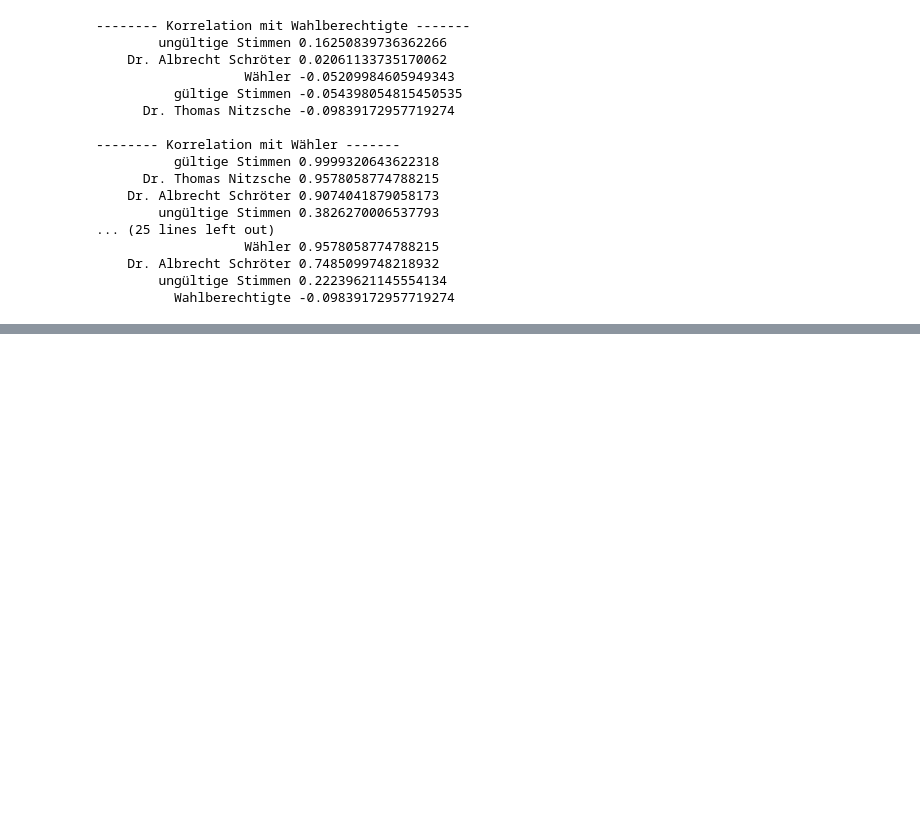
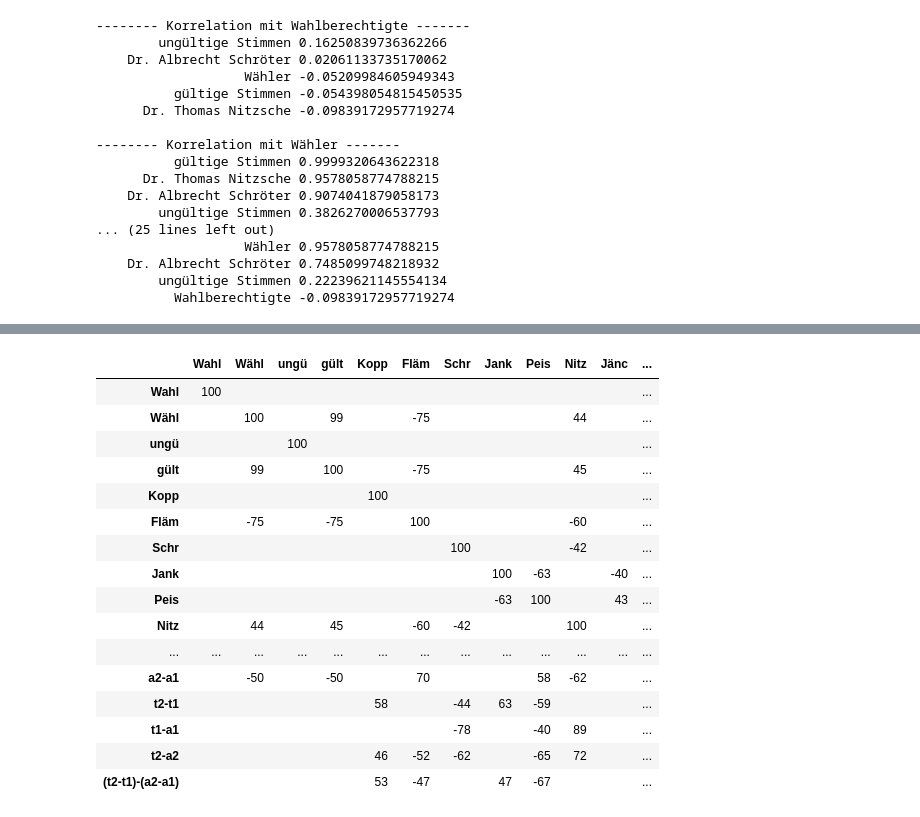
Before and after one commit to defgsus/bm-wahl-18-jena, a Jupyter notebook: src/test.ipynb, the cells around one changed output, grey strips where cells are left out. Drawn from its saved outputs; the diff is of its cells as text; code cells hidden in the pictures; blank space fills up the shorter version.

```diff
--- a/src/test.ipynb
+++ b/src/test.ipynb
@@ -210,0 +186,13 @@ for i in range(df.shape[1]):
+# %%
+def get_percent_table(bm):
+    df = bm.copy()
+    num_all = bm["Wahlberechtigte"]
+    num_vote = bm["Wähler"]
+    num_valid = bm["gültige Stimmen"]
+    for key in df:
+        if key != "Wahlberechtigte" and key != "Wähler" and key != "gültige Stimmen":
+            df[key] = round(df[key] / num_valid * 100., 1)
+    df["Wähler"] = round(num_vote / num_all * 100., 1)
+    df["gültige Stimmen"] = round(num_valid / num_all * 100., 1)
+    return df
+get_percent_table(bm2)
@@ -210,0 +265,22 @@ for i in range(df.shape[1]):
+# %%
+#df = get_enriched_table(bm1, bm2)
+df = get_enriched_table(get_percent_table(bm1), get_percent_table(bm2))
+df.corr().mul(100).apply(apply_df_to_int)
+# %% [output]
+|  | Wahl | Wähl | ungü | gült | Kopp | Fläm | Schr | Jank | Peis | Nitz | Jänc | ... |
+| Wahl | 100 |  |  |  |  |  |  |  |  |  |  | ... |
+| Wähl |  | 100 |  | 99 |  | -75 |  |  |  | 44 |  | ... |
+| ungü |  |  | 100 |  |  |  |  |  |  |  |  | ... |
+| gült |  | 99 |  | 100 |  | -75 |  |  |  | 45 |  | ... |
+| Kopp |  |  |  |  | 100 |  |  |  |  |  |  | ... |
+| Fläm |  | -75 |  | -75 |  | 100 |  |  |  | -60 |  | ... |
+| Schr |  |  |  |  |  |  | 100 |  |  | -42 |  | ... |
+| Jank |  |  |  |  |  |  |  | 100 | -63 |  | -40 | ... |
+| Peis |  |  |  |  |  |  |  | -63 | 100 |  | 43 | ... |
+| Nitz |  | 44 |  | 45 |  | -60 | -42 |  |  | 100 |  | ... |
+| ... | ... | ... | ... | ... | ... | ... | ... | ... | ... | ... | ... | ... |
+| a2-a1 |  | -50 |  | -50 |  | 70 |  |  | 58 | -62 |  | ... |
+| t2-t1 |  |  |  |  | 58 |  | -44 | 63 | -59 |  |  | ... |
+| t1-a1 |  |  |  |  |  |  | -78 |  | -40 | 89 |  | ... |
+| t2-a2 |  |  |  |  | 46 | -52 | -62 |  | -65 | 72 |  | ... |
+| (t2-t1)-(a2-a1) |  |  |  |  | 53 | -47 |  | 47 | -67 |  |  | ... |
```
Also changed, not shown: parts of 6 cells of this notebook.
